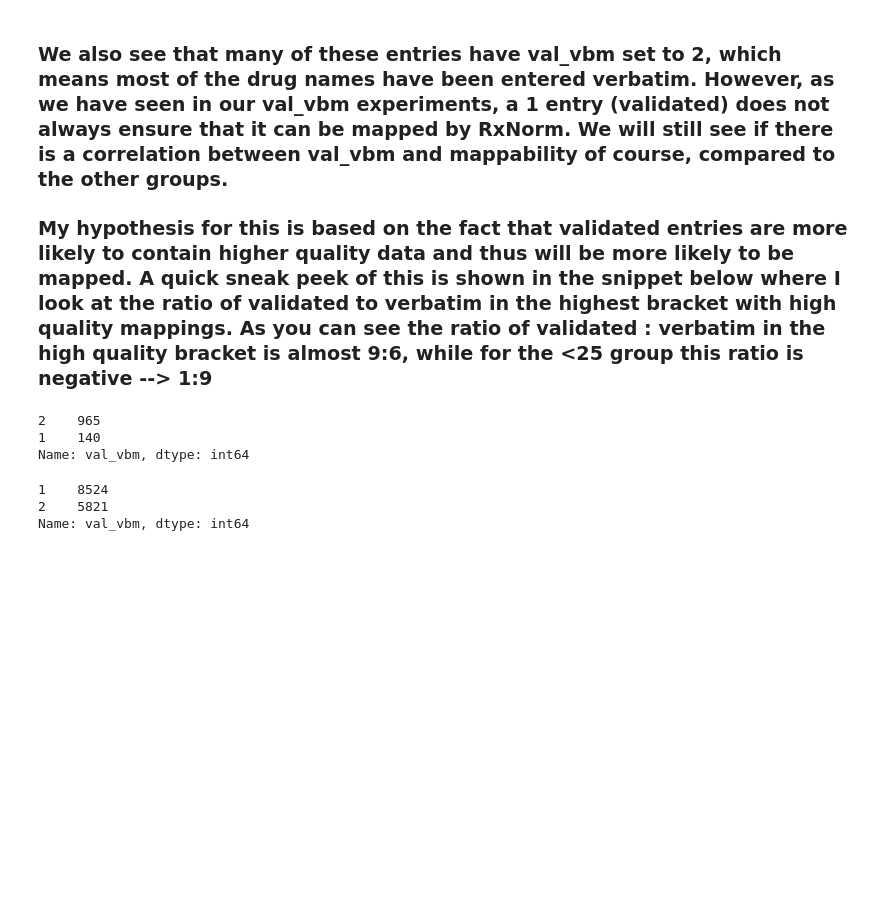
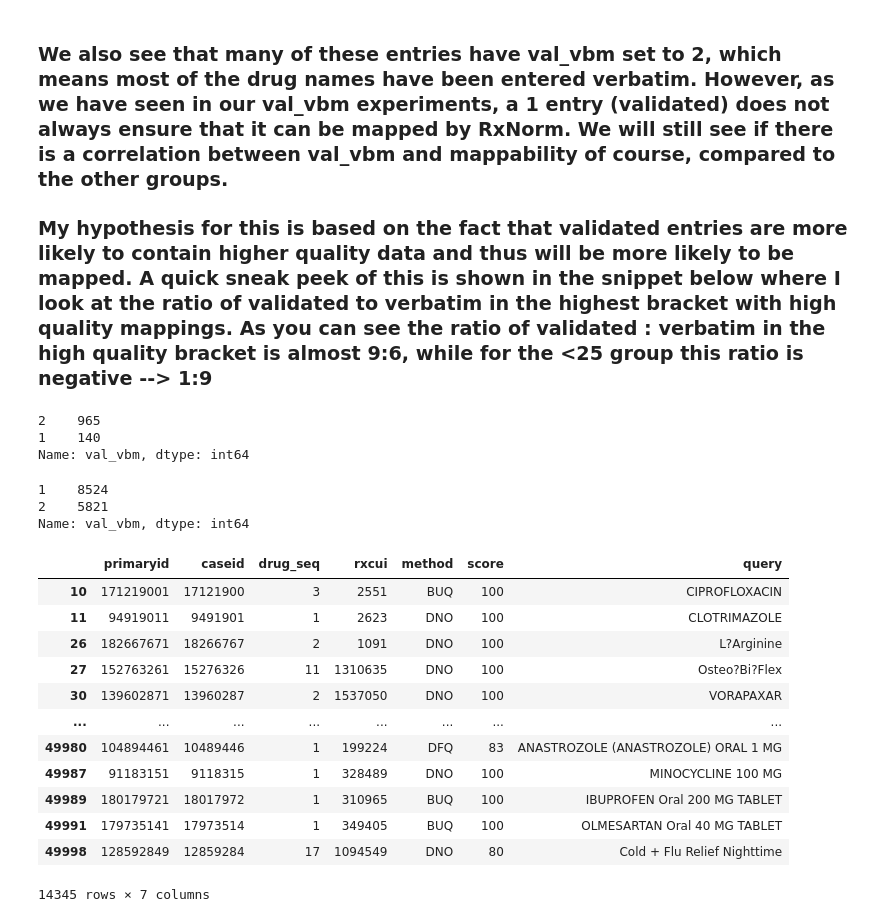
Before and after one commit to jcathalina/faers-drug-norm, a Jupyter notebook: notebooks/experiment_sandbox.ipynb, the cells around one changed output. Cells and saved outputs as stored; diff of their text form; code cells hidden in the pictures; blank space fills up the shorter version.

```diff
--- a/notebooks/experiment_sandbox.ipynb
+++ b/notebooks/experiment_sandbox.ipynb
@@ -205,3 +205,19 @@ eq_or_above_80_full["val_vbm"].value_counts()
 1    8524
 2    5821
 Name: val_vbm, dtype: int64
+# %%
+eq_or_above_80
+# %% [output]
+|  | primaryid | caseid | drug_seq | rxcui | method | score | query |
+| 10 | 171219001 | 17121900 | 3 | 2551 | BUQ | 100 | CIPROFLOXACIN |
+| 11 | 94919011 | 9491901 | 1 | 2623 | DNO | 100 | CLOTRIMAZOLE |
+| 26 | 182667671 | 18266767 | 2 | 1091 | DNO | 100 | L?Arginine |
+| 27 | 152763261 | 15276326 | 11 | 1310635 | DNO | 100 | Osteo?Bi?Flex |
+| 30 | 139602871 | 13960287 | 2 | 1537050 | DNO | 100 | VORAPAXAR |
+| ... | ... | ... | ... | ... | ... | ... | ... |
+| 49980 | 104894461 | 10489446 | 1 | 199224 | DFQ | 83 | ANASTROZOLE (ANASTROZOLE) ORAL 1 MG |
+| 49987 | 91183151 | 9118315 | 1 | 328489 | DNO | 100 | MINOCYCLINE 100 MG |
+| 49989 | 180179721 | 18017972 | 1 | 310965 | BUQ | 100 | IBUPROFEN Oral 200 MG TABLET |
+| 49991 | 179735141 | 17973514 | 1 | 349405 | BUQ | 100 | OLMESARTAN Oral 40 MG TABLET |
+| 49998 | 128592849 | 12859284 | 17 | 1094549 | DNO | 80 | Cold + Flu Relief Nighttime |
+14345 rows × 7 columns
```
Also changed, not shown: parts of 9 cells of this notebook, 3 other files.
